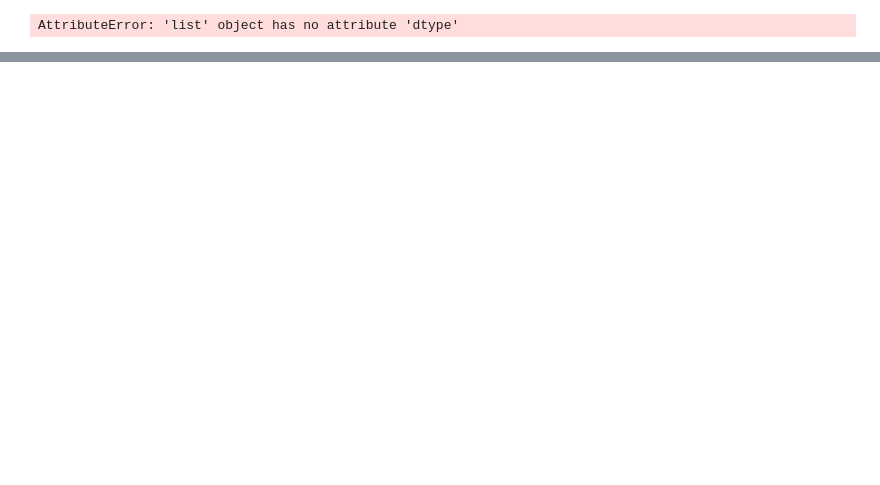
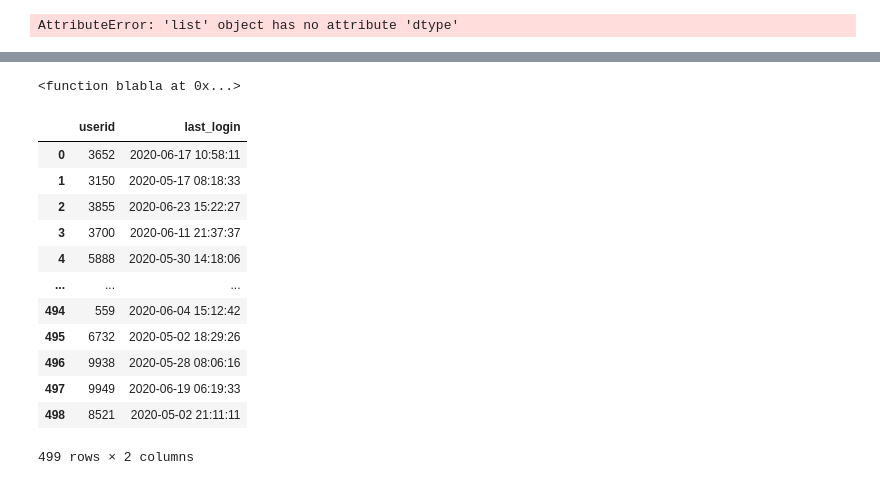
Before and after one commit to Pimpwhippa/Warply, a Jupyter notebook: which_object_type.ipynb, the cells around one changed output, grey strips where cells are left out. Cells and saved outputs as stored; diff of their text form; code cells hidden in the pictures; blank space fills up the shorter version.

```diff
--- a/which_object_type.ipynb
+++ b/which_object_type.ipynb
@@ -83,0 +467,39 @@ AttributeError: 'list' object has no attribute 'dtype'
+# %%
+#new_dict = {}
+def blabla():
+    for k, v in lastlogin:
+        bla = datetime.strptime(v, "%Y-%m-%d %H:%M:%S")
+    #new_dict[datetime.strptime(v, "%Y-%m-%d %H:%M:%S")] = v
+    return bla
+print(blabla)
+# %% [output]
+<function blabla at 0x...>
+# %%
+##this works!
+
+csvFile = pd.read_csv('/home/pimpwhippa/Works/tornado_todo/todo/User_s_no_binary.csv', parse_dates = ['last_login'])
+#csvFile = csvFile.to_dict()
+#for k, v in csvFile['last_login'].items():
+    #print(k,v)
+    #for v in (k,v):
+        #bla = datetime.strptime(v, "%Y-%m-%d %H:%M:%S")
+#value = str(csvFile['last_login'].values())
+#value
+#bla = datetime.strptime(value, "%Y-%m-%d %H:%M:%S")
+#bla
+# %%
+csvFile
+# %% [output]
+|  | userid | last_login |
+| 0 | 3652 | 2020-06-17 10:58:11 |
+| 1 | 3150 | 2020-05-17 08:18:33 |
+| 2 | 3855 | 2020-06-23 15:22:27 |
+| 3 | 3700 | 2020-06-11 21:37:37 |
+| 4 | 5888 | 2020-05-30 14:18:06 |
+| ... | ... | ... |
+| 494 | 559 | 2020-06-04 15:12:42 |
+| 495 | 6732 | 2020-05-02 18:29:26 |
+| 496 | 9938 | 2020-05-28 08:06:16 |
+| 497 | 9949 | 2020-06-19 06:19:33 |
+| 498 | 8521 | 2020-05-02 21:11:11 |
+499 rows × 2 columns
```
Also changed, not shown: parts of 54 cells of this notebook, 4 other files.
